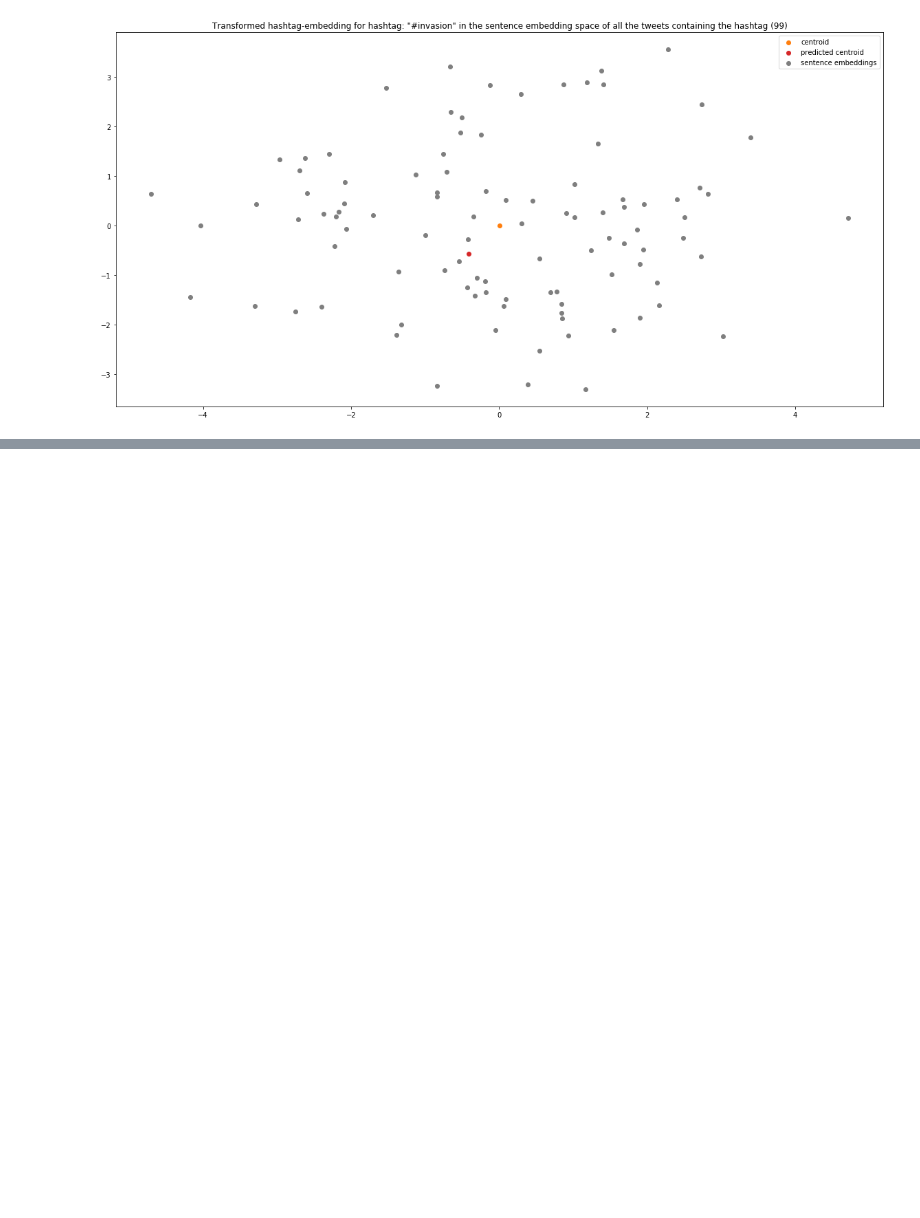
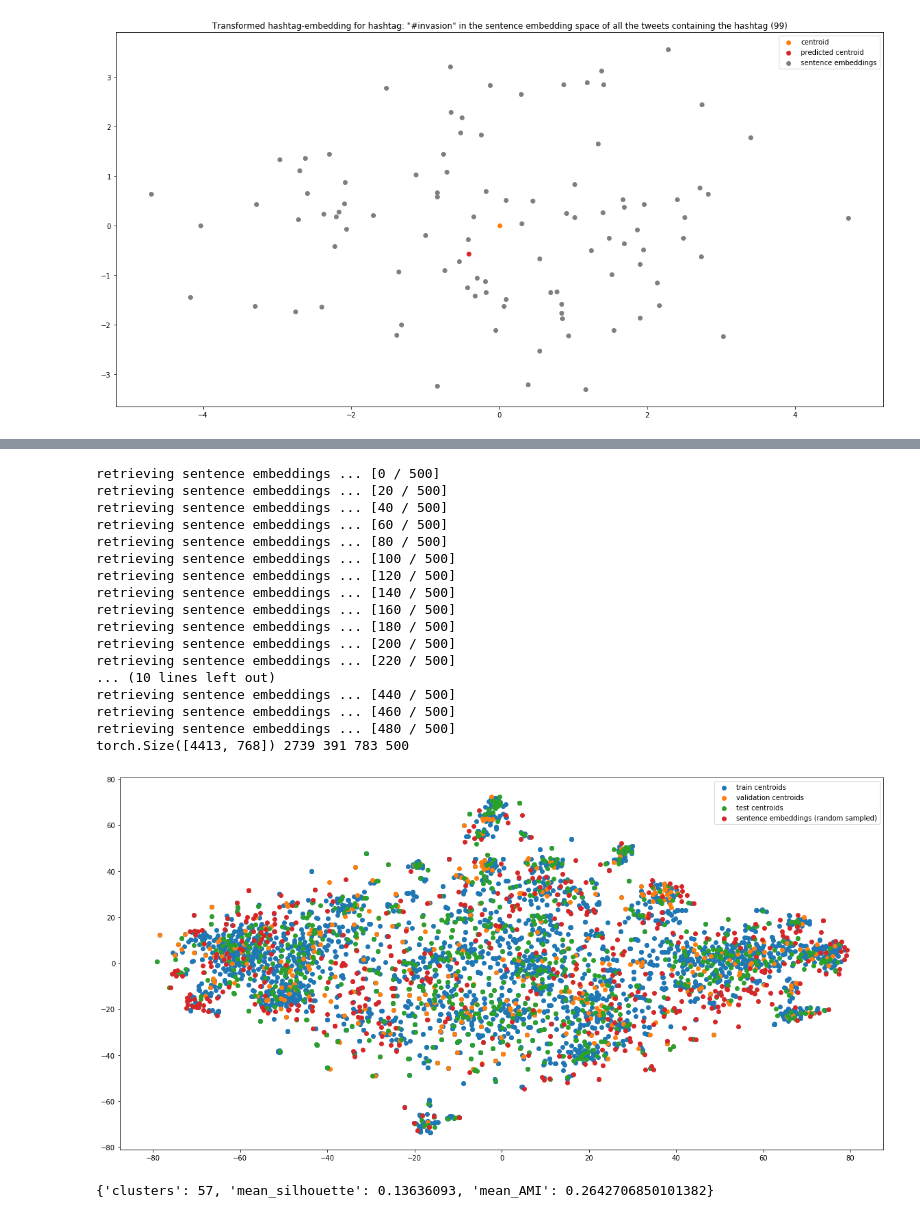
Before and after one commit to danielmuellerdev/HASHET, a Jupyter notebook: display_data.ipynb, the cells around one changed output, grey strips where cells are left out. Cells and saved outputs as stored; diff of their text form; code cells hidden in the pictures; blank space fills up the shorter version.

```diff
--- a/display_data.ipynb
+++ b/display_data.ipynb
@@ -321,0 +280,25 @@ torch.Size([3914, 768]) 2739 391 783 1
+# %%
+hashtag_analyzer.plot_sentence_embeddings_vs_centroids(data_module, sent_emb_model)
+# %% [output]
+retrieving sentence embeddings ... [0 / 500]
+retrieving sentence embeddings ... [20 / 500]
+retrieving sentence embeddings ... [40 / 500]
+retrieving sentence embeddings ... [60 / 500]
+retrieving sentence embeddings ... [80 / 500]
+retrieving sentence embeddings ... [100 / 500]
+retrieving sentence embeddings ... [120 / 500]
+retrieving sentence embeddings ... [140 / 500]
+retrieving sentence embeddings ... [160 / 500]
+retrieving sentence embeddings ... [180 / 500]
+retrieving sentence embeddings ... [200 / 500]
+retrieving sentence embeddings ... [220 / 500]
+... (10 lines left out)
+retrieving sentence embeddings ... [440 / 500]
+retrieving sentence embeddings ... [460 / 500]
+retrieving sentence embeddings ... [480 / 500]
+torch.Size([4413, 768]) 2739 391 783 500
+[figure, added]
+# %%
+hashtag_analyzer.calculate_hashtag_embedding_metrics(topics_file_path='datasets/top_hashtags.csv')
+# %% [output]
+{'clusters': 57, 'mean_silhouette': 0.13636093, 'mean_AMI': 0.2642706850101382}
```
Also changed, not shown: parts of 16 cells of this notebook, 1 other file.
